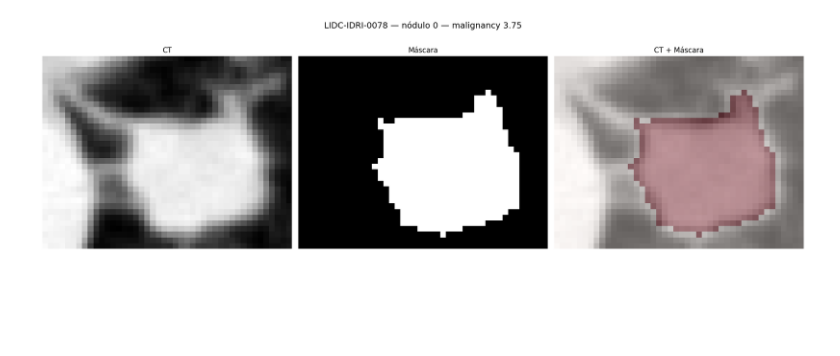
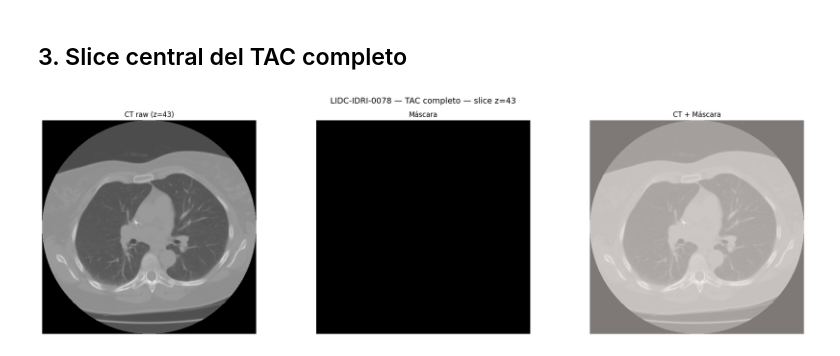
Before and after one commit to Loann-ca/TFM, a Jupyter notebook: visualize_data.ipynb, the cells around one changed output. Saved outputs shown, nothing was run; the diff lists cells and outputs as text; code cells hidden in the pictures; blank space fills up the shorter version.

```diff
--- a/visualize_data.ipynb
+++ b/visualize_data.ipynb
@@ -59,0 +47,16 @@ Malignancy: 3.75
+# %%
+patient_id = meta.patient_id.unique()[0]  # <-- cambia el índice o pon un ID
+
+ct = np.load(os.path.join(output_dir, "CT", f"{patient_id}.npy"))
+mask = np.load(os.path.join(output_dir, "masks", f"{patient_id}.npy"))
+
+patient_meta = meta[meta.patient_id == patient_id]
+
+print(f"Paciente: {patient_id}")
+print(f"Shape CT: {ct.shape}")
+print(f"Rango HU: [{ct.min():.0f}, {ct.max():.0f}]")
+print(f"Nódulos: {len(patient_meta)}")
+print(f"Vóxeles con nódulo: {mask.sum()} de {mask.size} ({100*mask.sum()/mask.size:.4f}%)")
+
+for _, row in patient_meta.iterrows():
+    print(f"  nod{int(row.nodule_idx)}: bbox=({row.bbox_x}, {row.bbox_y}, {row.bbox_z}), mal={row.malignancy}")
@@ -60,24 +73,25 @@ Malignancy: 3.75
+# %% [markdown]
+## 3. Slice central del TAC completo
 # %%
-# Visualizar el slice central: CT, máscara, y overlay
-slice_idx = ct.shape[2] // 2
+z = ct.shape[2] // 2
 
-fig, axes = plt.subplots(1, 3, figsize=(18, 6))
+fig, axes = plt.subplots(1, 3, figsize=(20, 6))
 
-axes[0].imshow(ct[:, :, slice_idx], cmap="gray")
-axes[0].set_title("CT")
+axes[0].imshow(ct[:, :, z], cmap="gray")
+axes[0].set_title(f"CT raw (z={z})")
 axes[0].axis("off")
 
-axes[1].imshow(mask[:, :, slice_idx], cmap="gray")
+axes[1].imshow(mask[:, :, z], cmap="gray")
 axes[1].set_title("Máscara")
 axes[1].axis("off")
 
-axes[2].imshow(ct[:, :, slice_idx], cmap="gray")
-axes[2].imshow(mask[:, :, slice_idx], alpha=0.4, cmap="Reds")
+axes[2].imshow(ct[:, :, z], cmap="gray")
+axes[2].imshow(mask[:, :, z], alpha=0.5, cmap="Reds")
 axes[2].set_title("CT + Máscara")
 axes[2].axis("off")
 
-plt.suptitle(f"{row.patient_id} — nódulo {int(row.nodule_idx)} — malignancy {row.malignancy}", fontsize=14)
+plt.suptitle(f"{patient_id} — TAC completo — slice z={z}", fontsize=14)
 plt.tight_layout()
 plt.show()
 # %% [output]
-[figure, old version]
+[figure, new version]
```
Also changed, not shown: parts of 18 cells of this notebook.
